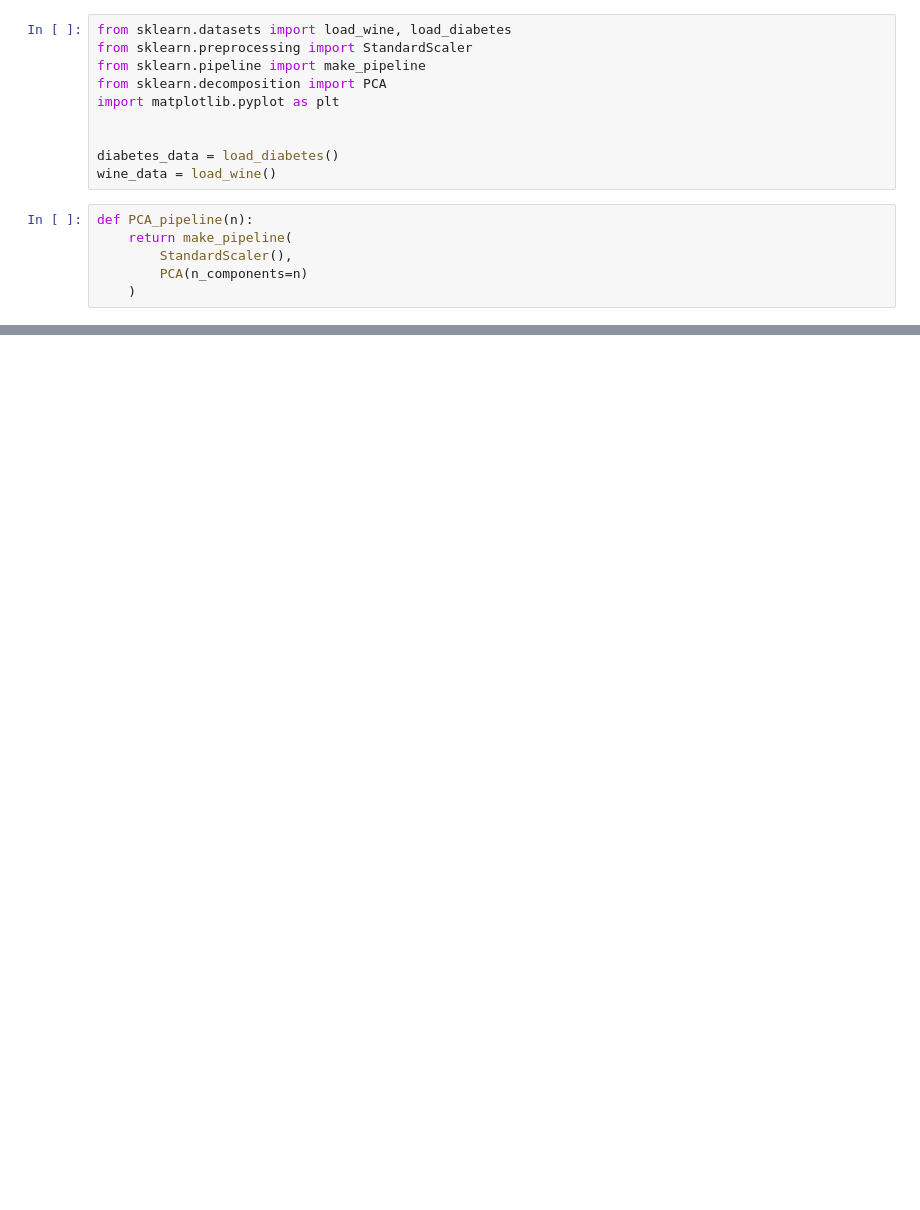
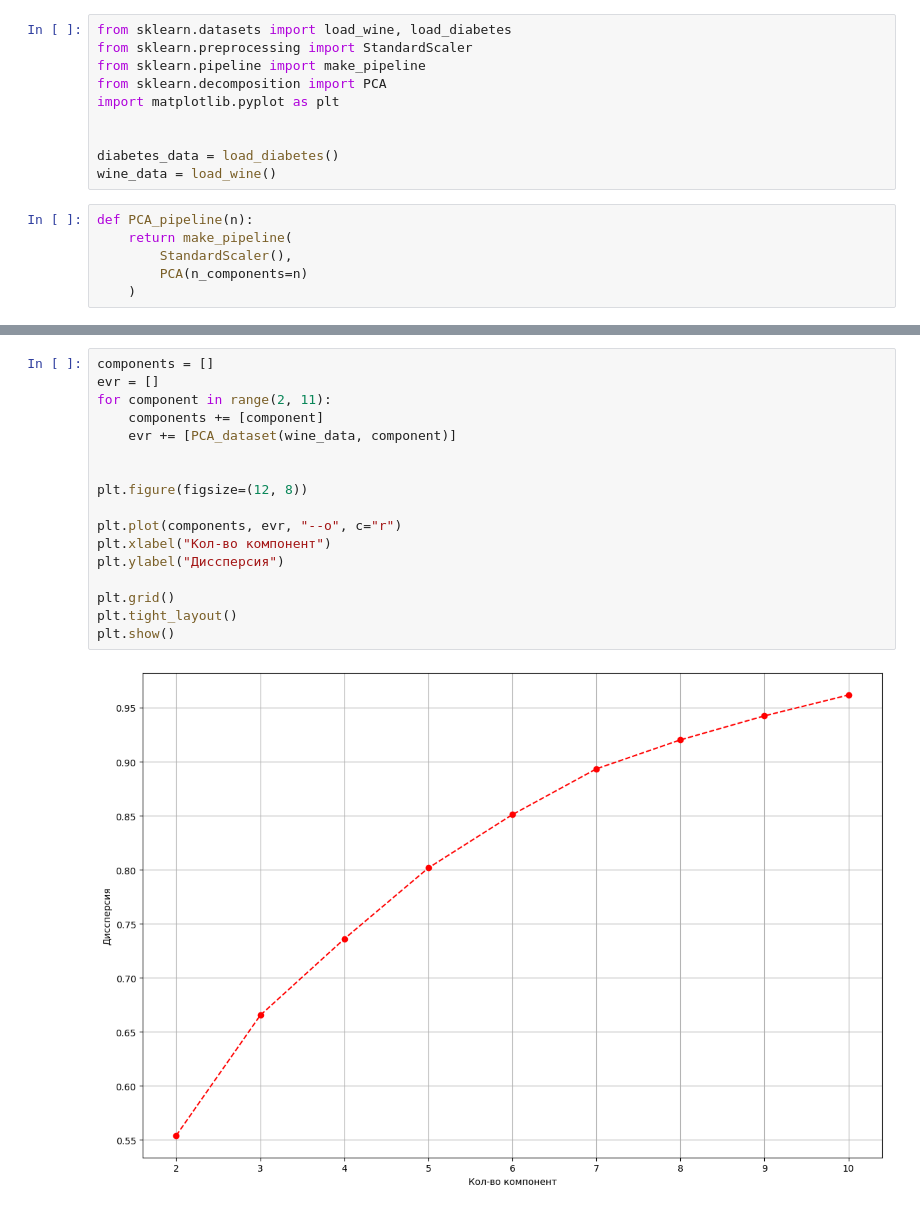
Before and after one commit to egorbeckish/Masters-program, a Jupyter notebook: 1. First Course/Semester 2/Анализ главных компонент/1. Февраль/27.02.2026/main.ipynb, the cells around one changed output, grey strips where cells are left out. Drawn from its saved outputs; the diff is of its cells as text; blank space fills up the shorter version.

```diff
--- a/1. First Course/Semester 2/Анализ главных компонент/1. Февраль/27.02.2026/main.ipynb
+++ b/1. First Course/Semester 2/Анализ главных компонент/1. Февраль/27.02.2026/main.ipynb
@@ -73,0 +80,19 @@ PCA_dataset(diabetes_data, 3)
+# %%
+components = []
+evr = []
+for component in range(2, 11):
+	components += [component]
+	evr += [PCA_dataset(wine_data, component)]
+
+
+plt.figure(figsize=(12, 8))
+
+plt.plot(components, evr, "--o", c="r")
+plt.xlabel("Кол-во компонент")
+plt.ylabel("Диссперсия")
+
+plt.grid()
+plt.tight_layout()
+plt.show()
+# %% [output]
+[figure, added]
```
Also changed, not shown: parts of 5 cells of this notebook, 6 other files.
